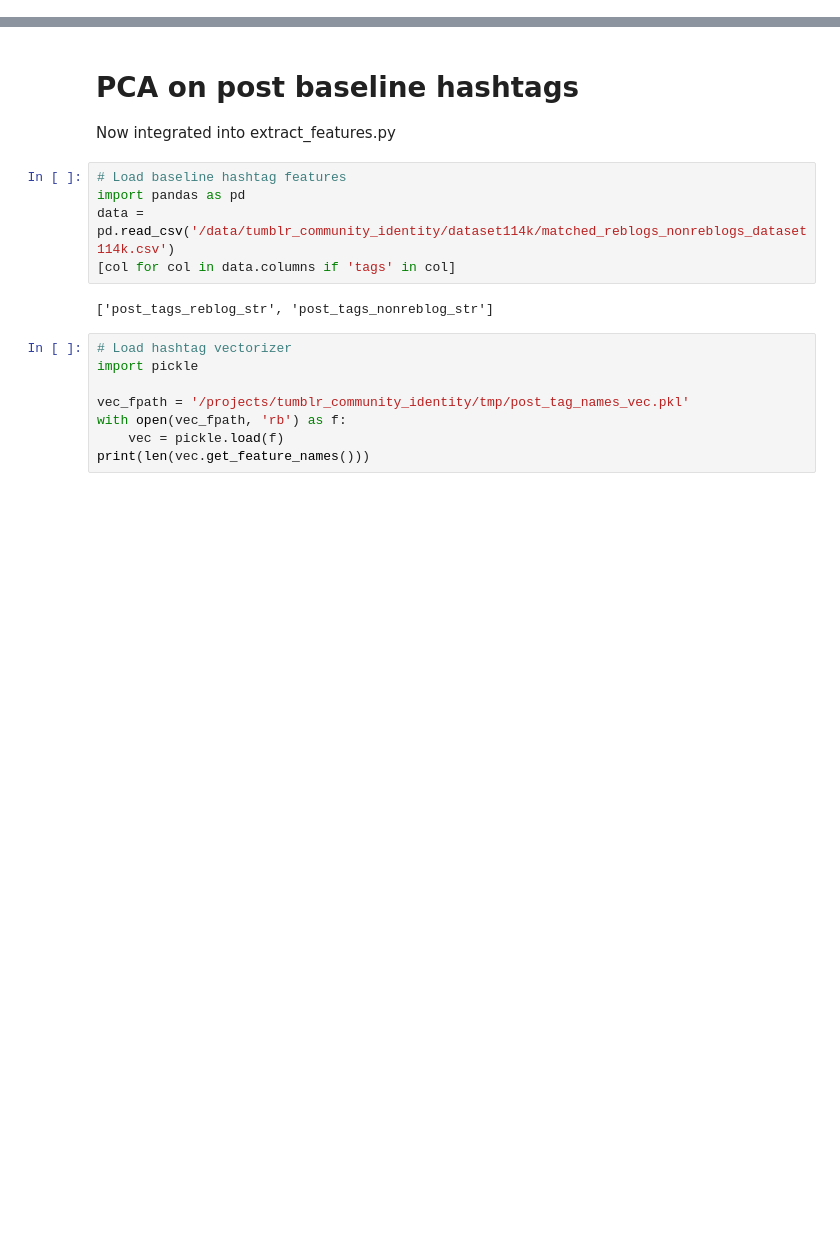
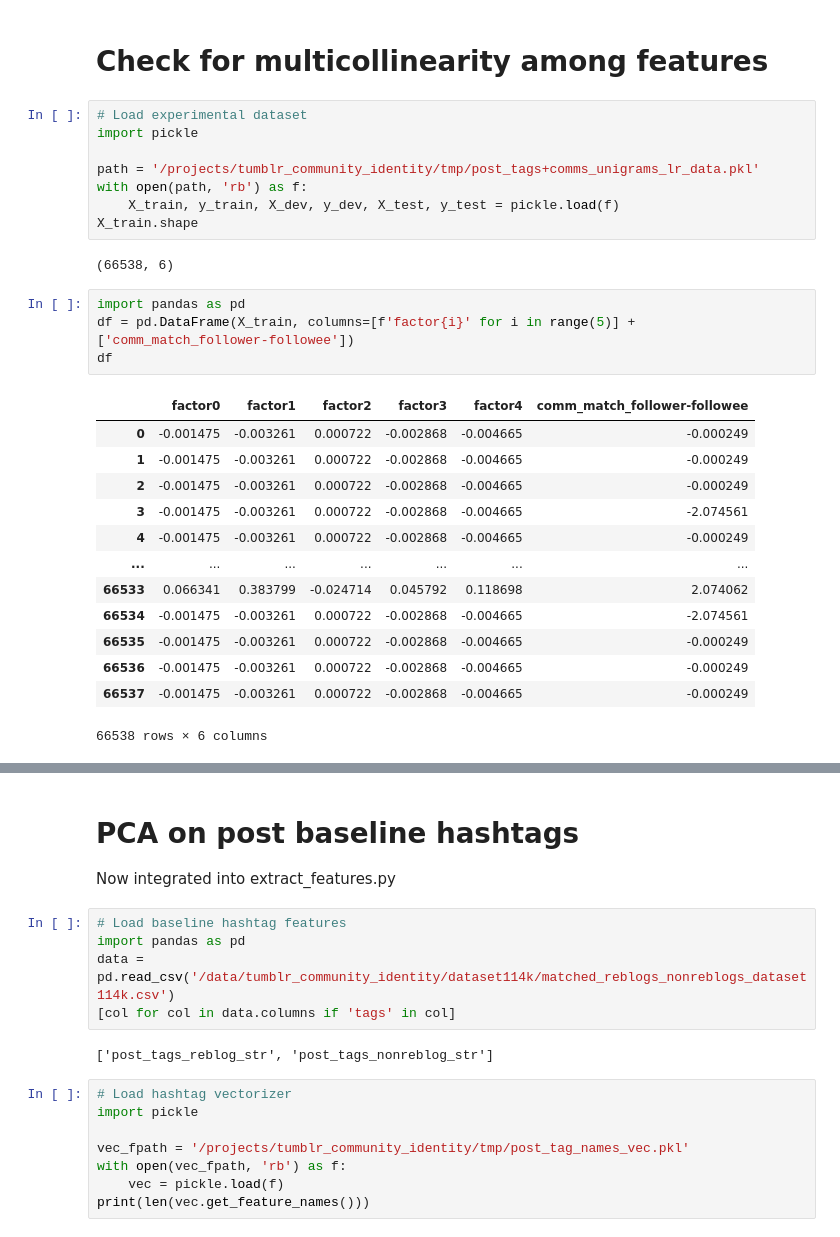
Before and after one commit to michaelmilleryoder/tumblr_community_identity, a Jupyter notebook: jupyter/check_features.ipynb, the cells around one changed output, grey strips where cells are left out. Drawn from its saved outputs; the diff is of its cells as text; blank space fills up the shorter version.

```diff
--- a/jupyter/check_features.ipynb
+++ b/jupyter/check_features.ipynb
@@ -0,0 +1,30 @@
+# %% [markdown]
+# Check for multicollinearity among features
+# %%
+# Load experimental dataset
+import pickle
+
+path = '/projects/tumblr_community_identity/tmp/post_tags+comms_unigrams_lr_data.pkl'
+with open(path, 'rb') as f:
+    X_train, y_train, X_dev, y_dev, X_test, y_test = pickle.load(f)
+X_train.shape
+# %% [output]
+(66538, 6)
+# %%
+import pandas as pd
+df = pd.DataFrame(X_train, columns=[f'factor{i}' for i in range(5)] + ['comm_match_follower-followee'])
+df
+# %% [output]
+|  | factor0 | factor1 | factor2 | factor3 | factor4 | comm_match_follower-followee |
+| 0 | -0.001475 | -0.003261 | 0.000722 | -0.002868 | -0.004665 | -0.000249 |
+| 1 | -0.001475 | -0.003261 | 0.000722 | -0.002868 | -0.004665 | -0.000249 |
+| 2 | -0.001475 | -0.003261 | 0.000722 | -0.002868 | -0.004665 | -0.000249 |
+| 3 | -0.001475 | -0.003261 | 0.000722 | -0.002868 | -0.004665 | -2.074561 |
+| 4 | -0.001475 | -0.003261 | 0.000722 | -0.002868 | -0.004665 | -0.000249 |
+| ... | ... | ... | ... | ... | ... | ... |
+| 66533 | 0.066341 | 0.383799 | -0.024714 | 0.045792 | 0.118698 | 2.074062 |
+| 66534 | -0.001475 | -0.003261 | 0.000722 | -0.002868 | -0.004665 | -2.074561 |
+| 66535 | -0.001475 | -0.003261 | 0.000722 | -0.002868 | -0.004665 | -0.000249 |
+| 66536 | -0.001475 | -0.003261 | 0.000722 | -0.002868 | -0.004665 | -0.000249 |
+| 66537 | -0.001475 | -0.003261 | 0.000722 | -0.002868 | -0.004665 | -0.000249 |
+66538 rows × 6 columns
```
Also changed, not shown: parts of 2 cells of this notebook, 4 other files.
